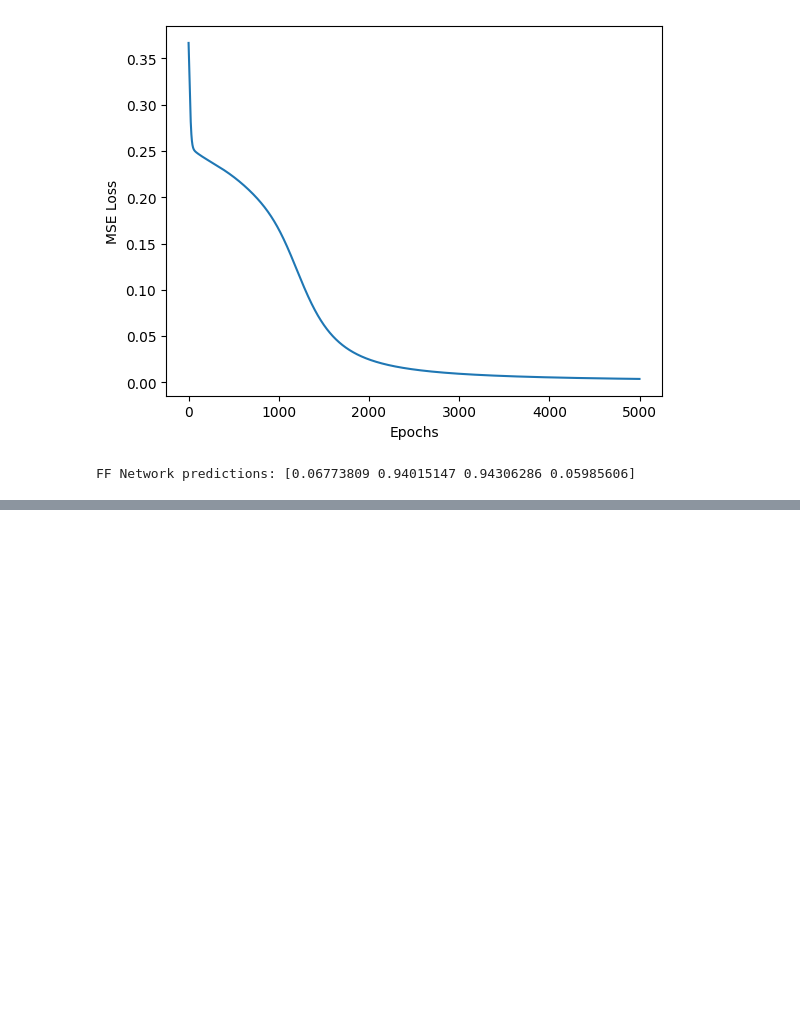
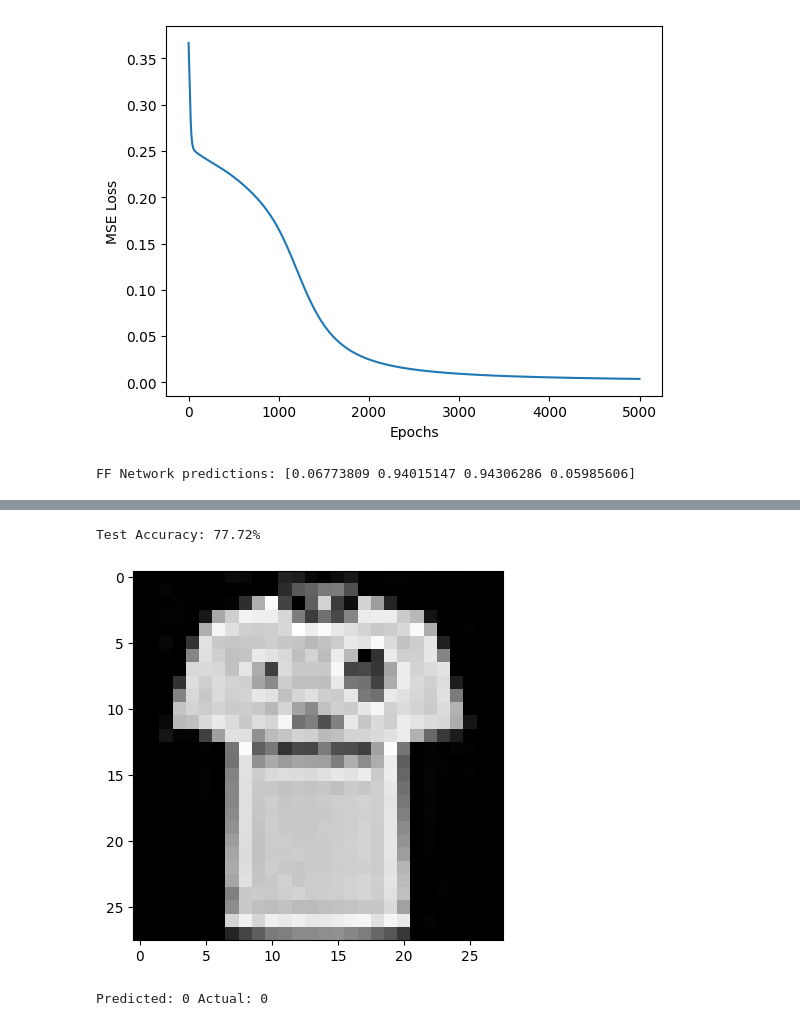
Before and after one commit to karthikpp03/AI_training_course, a Jupyter notebook: ffnetwork.ipynb, the cells around one changed output, grey strips where cells are left out. Cells and saved outputs as stored; diff of their text form; code cells hidden in the pictures; blank space fills up the shorter version.

```diff
--- a/ffnetwork.ipynb
+++ b/ffnetwork.ipynb
@@ -297,0 +416,25 @@ FF Network predictions: [0.06773809 0.94015147 0.94306286 0.05985606]
+# %%
+input_size = 784      # 28x28 pixels
+hidden_size = 128
+output_size = 10      # 10 classes
+learning_rate = 0.1
+epochs = 200
+# %%
+W1 = np.random.randn(input_size, hidden_size) * 0.01
+b1 = np.zeros((1, hidden_size))
+W2 = np.random.randn(hidden_size, output_size) * 0.01
+b2 = np.zeros((1, output_size))
+# %%
+def relu(x):
+    return np.maximum(0, x)
+
+def relu_derivative(x):
+    return (x > 0).astype(float)
+
+def softmax(x):
+    e_x = np.exp(x - np.max(x, axis=1, keepdims=True))
+    return e_x / np.sum(e_x, axis=1, keepdims=True)
+
+def cross_entropy(y_true, y_pred):
+    n_samples = y_true.shape[0]
+    return -np.sum(y_true * np.log(y_pred + 1e-8)) / n_samples
@@ -297,0 +487,24 @@ FF Network predictions: [0.06773809 0.94015147 0.94306286 0.05985606]
+# %%
+# Forward pass on test set
+Z1_test = np.dot(X_test, W1) + b1
+A1_test = relu(Z1_test)
+Z2_test = np.dot(A1_test, W2) + b2
+A2_test = softmax(Z2_test)
+
+# Predicted labels
+y_pred = np.argmax(A2_test, axis=1)
+y_true = np.argmax(y_test, axis=1)
+
+accuracy = np.mean(y_pred == y_true)
+print(f"Test Accuracy: {accuracy*100:.2f}%")
+# %% [output]
+Test Accuracy: 77.72%
+# %%
+
+i = 0
+plt.imshow(X_test[i].reshape(28,28), cmap='gray')
+plt.show()
+print("Predicted:", y_pred[i], "Actual:", y_true[i])
+# %% [output]
+[figure, added]
+Predicted: 0 Actual: 0
```
Also changed, not shown: parts of 13 cells of this notebook.
